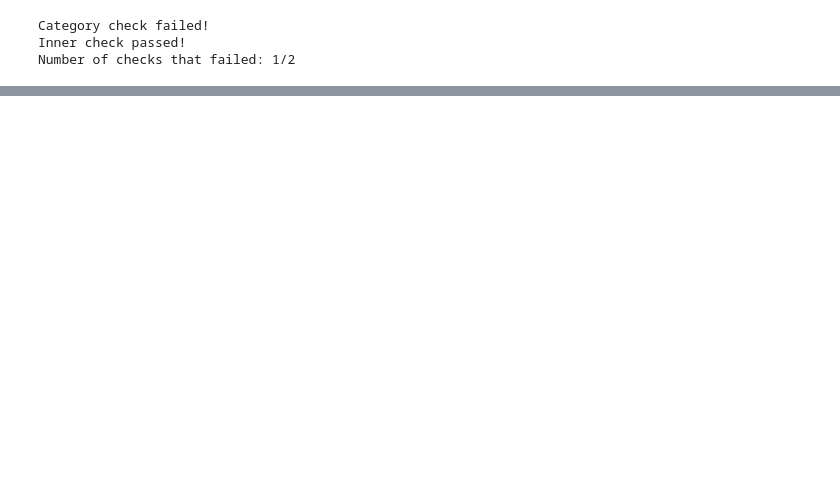
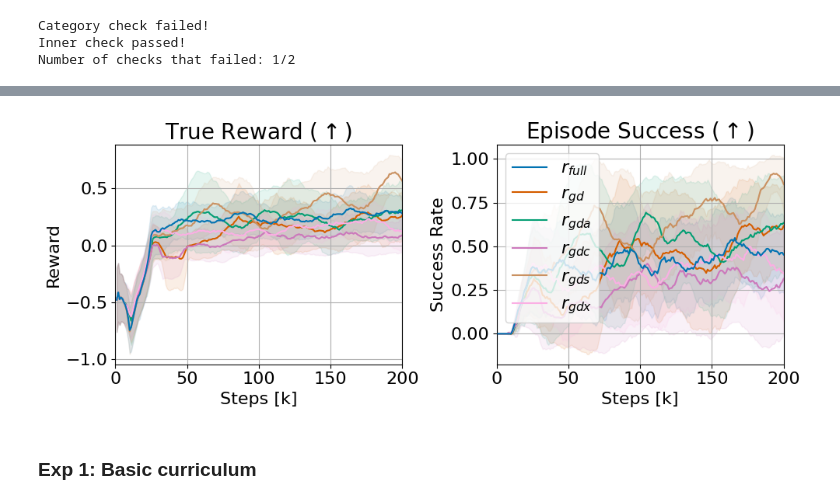
Before and after one commit to kristianceder/DRL-Traj-Planner, a Jupyter notebook: notebooks/img_reward_modeling.ipynb, the cells around one changed output, grey strips where cells are left out. Saved outputs shown, nothing was run; the diff lists cells and outputs as text; code cells hidden in the pictures; blank space fills up the shorter version.

```diff
--- a/notebooks/img_reward_modeling.ipynb
+++ b/notebooks/img_reward_modeling.ipynb
@@ -305,0 +356,10 @@ Number of checks that failed: 1/2
+# %%
+import seaborn as sns
+cmp = sns.color_palette("colorblind")
+
+baseline_color = cmp[0]
+cr_base_color = cmp[1]
+ours_color = cmp[2]
+other_colors = cmp[3:]
+
+cmp
@@ -305,0 +414,50 @@ Number of checks that failed: 1/2
+# %%
+history["base_rewards"] = history["base_rewards"].replace("gdcsax", "full")
+history["base_rewards"] = history["base_rewards"].apply(lambda x: f"r_{{ {x} }}")
+history["_step"] /= 1000
+# %%
+grouped = history.groupby("base_rewards")
+
+# Initialize the plots
+fig, axs = plt.subplots(1, 2, figsize=(10, 4), sharex=True)
+
+# Plot each metric
+metrics = ["train/true_reward", "train/episode_success"]
+titles = ["True Reward ($\\uparrow$)", "Episode Success ($\\uparrow$)"]
+y_labels = ["Reward", "Success Rate"]
+
+colors = [baseline_color, other_colors[0], ours_color, other_colors[1], other_colors[2], other_colors[3]]
+
+for i, metric in enumerate(metrics):
+    for g_idx, (name, group) in enumerate(grouped):
+        mean_values = group.groupby("_step")[metric].mean()
+        std_values = group.groupby("_step")[metric].std()
+        timesteps = mean_values.index
+
+        # Apply rolling window after the initial values
+        mean_values_rolling = mean_values.rolling(window=15, min_periods=1).mean()
+        std_values_rolling = std_values.rolling(window=15, min_periods=1).mean()
+
+        c = colors[g_idx]
+        z_order = 4 if g_idx == 0 else None
+        # z_order = 3 if g_idx == 2 else None
+        axs[i].plot(timesteps, mean_values_rolling, label=f"${name}$", color=c, zorder=z_order)
+        axs[i].fill_between(timesteps, mean_values_rolling - std_values_rolling, mean_values_rolling + std_values_rolling, alpha=0.1, color=c)
+
+    axs[i].set_title(titles[i], fontsize=20)
+    axs[i].set_xlabel("Steps [k]", fontsize=16)
+    axs[i].set_ylabel(y_labels[i], fontsize=16)
+    axs[i].grid(True)
+    axs[i].set_xlim(0, 200)
+    axs[i].tick_params(axis='both', which='major', labelsize=16)
+
+axs[-1].legend(loc='upper left', fontsize=16)
+
+
+plt.tight_layout()
+plt.savefig("../figures/exp0_reward_subsets.png", dpi=400)
+plt.show()
+# %% [output]
+[figure, added]
+# %% [markdown]
+### Exp 1: Basic curriculum
```
Also changed, not shown: parts of 46 cells of this notebook, 1 other file.
